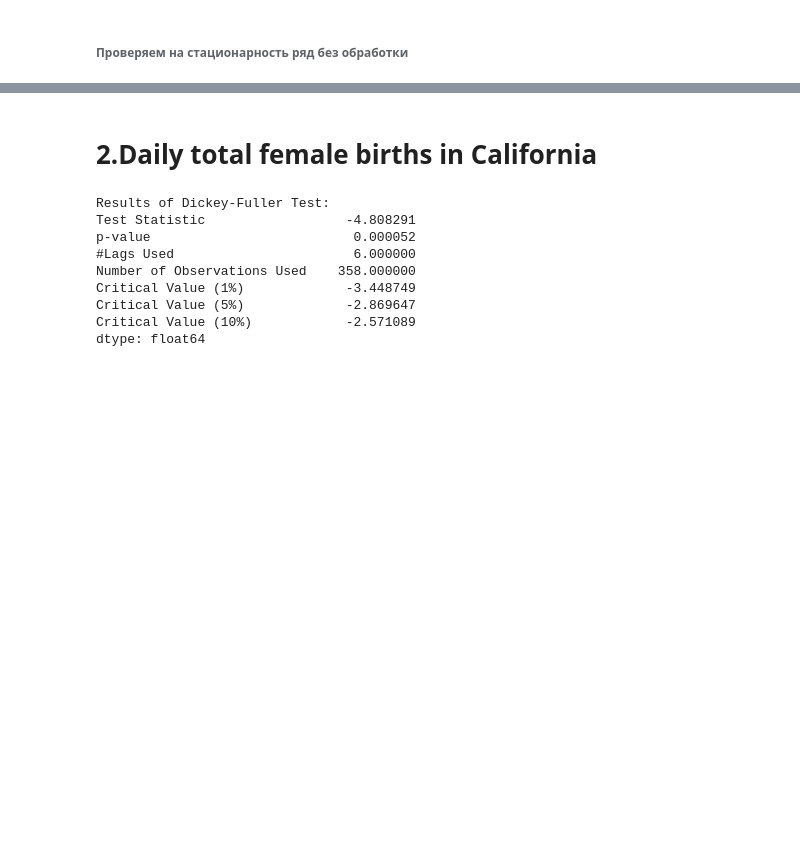
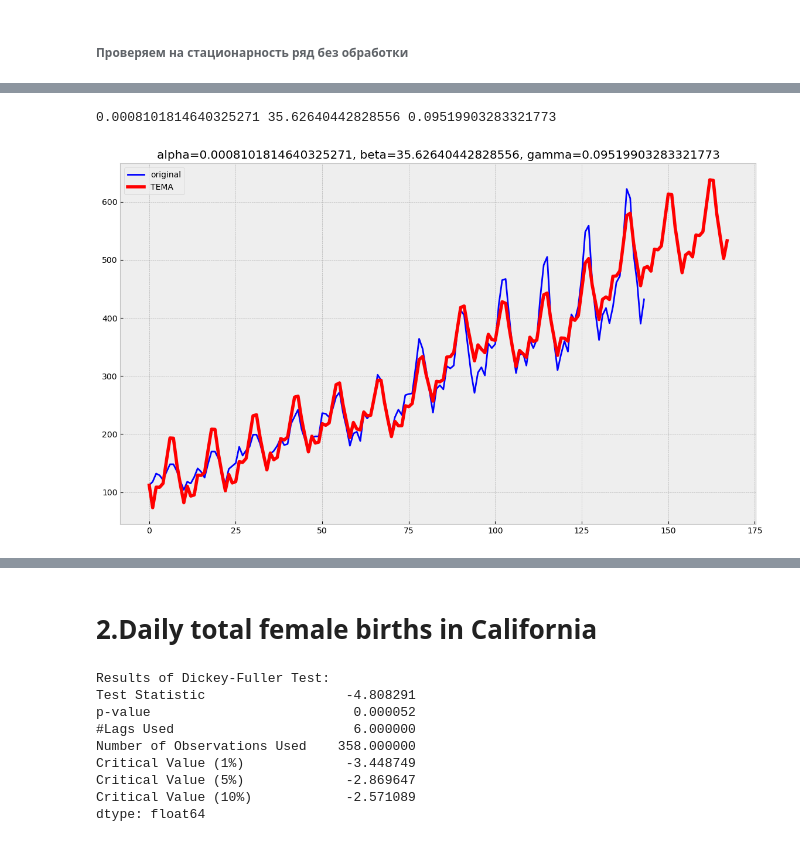
Before and after one commit to ksurashanti/ML, a Jupyter notebook: 3.2 Элементарные методы анализа временных рядов.ipynb, the cells around one changed output, grey strips where cells are left out. Drawn from its saved outputs; the diff is of its cells as text; code cells hidden in the pictures; blank space fills up the shorter version.

```diff
--- a/3.2 Элементарные методы анализа временных рядов.ipynb
+++ b/3.2 Элементарные методы анализа временных рядов.ipynb
@@ -126,0 +130,19 @@ plot_dema(0.1, 0.9) #наоборот, сгладили ряд. прям сил
+# %%
+from sklearn.model_selection import TimeSeriesSplit
+#ошибку mse по трем параметрам считаем
+def mse_cross_val(X):
+    alpha, beta, gamma = X
+    split = TimeSeriesSplit(n_splits=3)
+    errors = []
+
+    for train_split, test_split in split.split(train):
+        train_split_ts = train.iloc[train_split]
+        test_split_ts = train.iloc[test_split]
+#         print(train_split_ts)
+#         print(test_split_ts)
+        result = triple_exponential_smoothing(train_split_ts, 12, alpha, beta, gamma, len(test_split))
+        predictions = result[-len(test_split_ts):]
+        error = mean_squared_error(predictions, test_split_ts)
+        errors.append(error)
+#    print(f'{np.mean(np.array(errors))}------------')
+    return np.mean(np.array(errors))
@@ -126,0 +152,29 @@ plot_dema(0.1, 0.9) #наоборот, сгладили ряд. прям сил
+# %%
+opt = minimize(mse_cross_val, x0=[0,0,0], method="BFGS", bounds = ((0, 1), (0, 1), (0, 1)))
+#попробовала Nelder-Mead, но там ошибка 630 была
+#L-BFGS-B - 175
+#powell - 270
+#CG (алгоритм сопряженных градиентов) - 162 очень долгий
+#BFGS - 160 - лучший
+#TNC - 175
+#COBYLA - 190
+#SLSQP - 175 быстро
+#trust-constr - 163
+# %%
+alpha_opt, beta_opt, gamma_opt = opt.x
+print(alpha_opt, beta_opt, gamma_opt)
+# %% [output]
+0.0008101814640325271 35.62640442828556 0.09519903283321773
+# %%
+def plot_tema(alpha, beta, gamma, ser=international_airline_passengers["Count"], ser_to_plot=international_airline_passengers["Count"], n_preds=24):
+    tema = triple_exponential_smoothing(ser, 12, alpha, beta, gamma, n_preds)
+    with plt.style.context('bmh'):
+        plt.figure(figsize=(14, 8))
+        plt.plot(ser_to_plot, color='blue',label='original')
+        plt.plot(tema, color='red', linewidth='4', label='TEMA')
+        plt.title("alpha={}, beta={}, gamma={}".format(alpha, beta, gamma))
+        plt.legend()
+# %%
+plot_tema(alpha_opt, beta_opt, gamma_opt)
+# %% [output]
+[figure, added]
```
Also changed, not shown: parts of 47 cells of this notebook.
